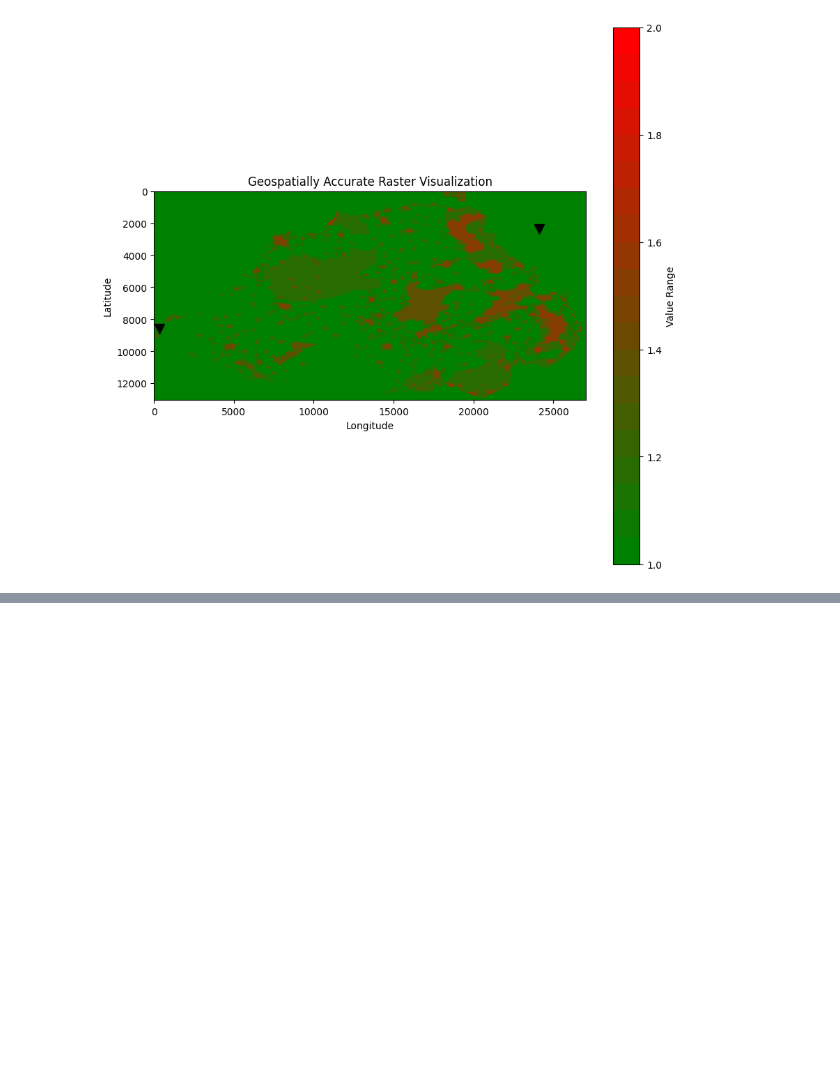
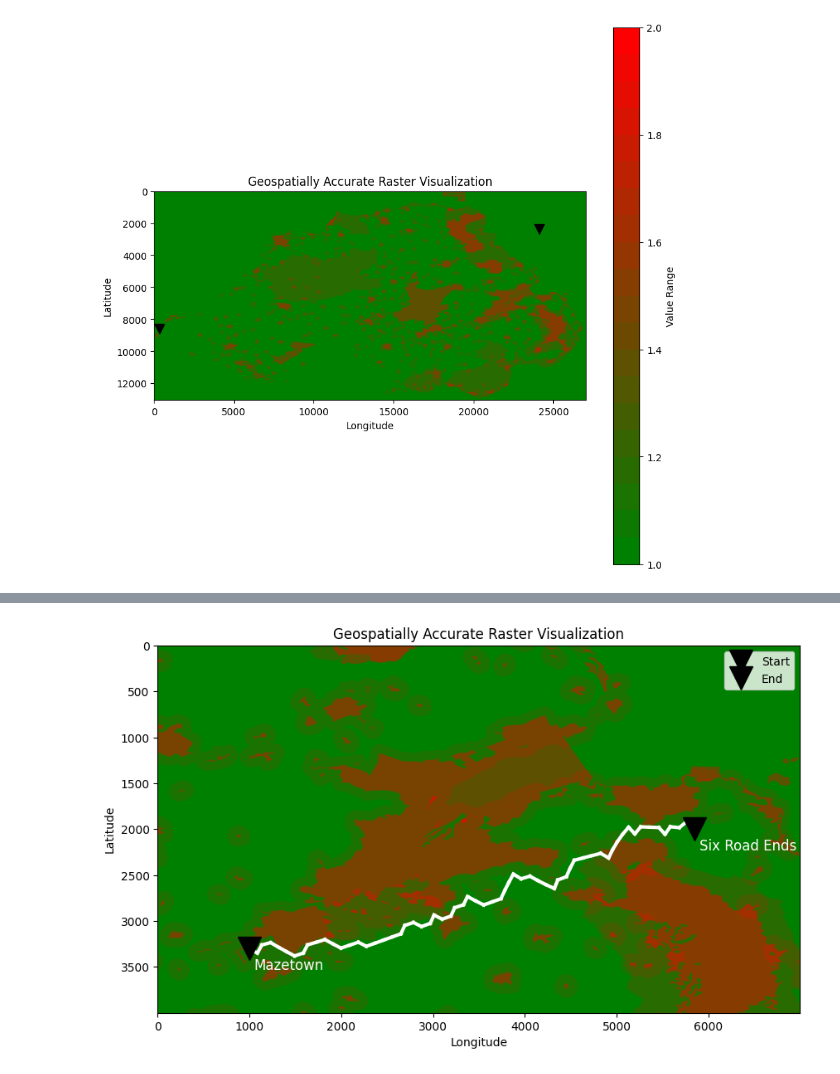
Before and after one commit to mjennings061/GreenWay, a Jupyter notebook: src/GreenWay/route-plan.ipynb, the cells around one changed output, grey strips where cells are left out. Cells and saved outputs as stored; diff of their text form; code cells hidden in the pictures; blank space fills up the shorter version.

```diff
--- a/src/GreenWay/route-plan.ipynb
+++ b/src/GreenWay/route-plan.ipynb
@@ -309,0 +350,13 @@ plt.show()
+# %%
+def calculate_path_cost(raster, start, end):
+    """
+    Calculates the cost of a path segment by summing the squared raster values along it.
+    """
+    # Approximate the line between start and end points
+    line = np.linspace(start, end, num=200, endpoint=True)  # Generating points along the line
+    line_indices = np.rint(line).astype(int)
+
+    # Access the raster values at these indices and square them
+    squared_costs = np.square(raster[line_indices[:, 1], line_indices[:, 0]])  # Swap indices for y,x access
+
+    return np.sum(squared_costs)  # Total cost of the segment, with higher costs emphasized
@@ -309,0 +394,30 @@ plt.show()
+# %%
+# Assuming start, end, raster, etc., are defined
+path = find_low_cost_path_towards_target(cropped_raster, point_a_crop, point_b_crop)
+
+fig, ax = plt.subplots(figsize=(10, 10))
+ax.imshow(cropped_raster, cmap=cm)
+
+# Drawing the path
+for i in range(len(path)-1):
+    ax.plot([path[i][0], path[i+1][0]], [path[i][1], path[i+1][1]], 'w-', lw=3)
+
+# Marking and labeling the start point
+ax.plot(point_a_crop[0], point_a_crop[1], 'kv', markersize=20, label='Start')
+ax.text(point_a_crop[0] + 50, point_a_crop[1] + 100,
+        'Mazetown', color='white', fontsize=12, va='top')
+
+# Marking and labeling the end point
+ax.plot(point_b_crop[0], point_b_crop[1], 'kv', markersize=20, label='End')
+ax.text(point_b_crop[0] + 50, point_b_crop[1] + 100,
+        'Six Road Ends', color='white', fontsize=12, va='top')
+
+# Setting title, labels, and legend
+ax.set_title('Geospatially Accurate Raster Visualization')
+ax.set_xlabel('Longitude')
+ax.set_ylabel('Latitude')
+ax.legend()
+
+plt.show()
+# %% [output]
+[figure, added]
```
Also changed, not shown: parts of 6 cells of this notebook, 1 other file.
